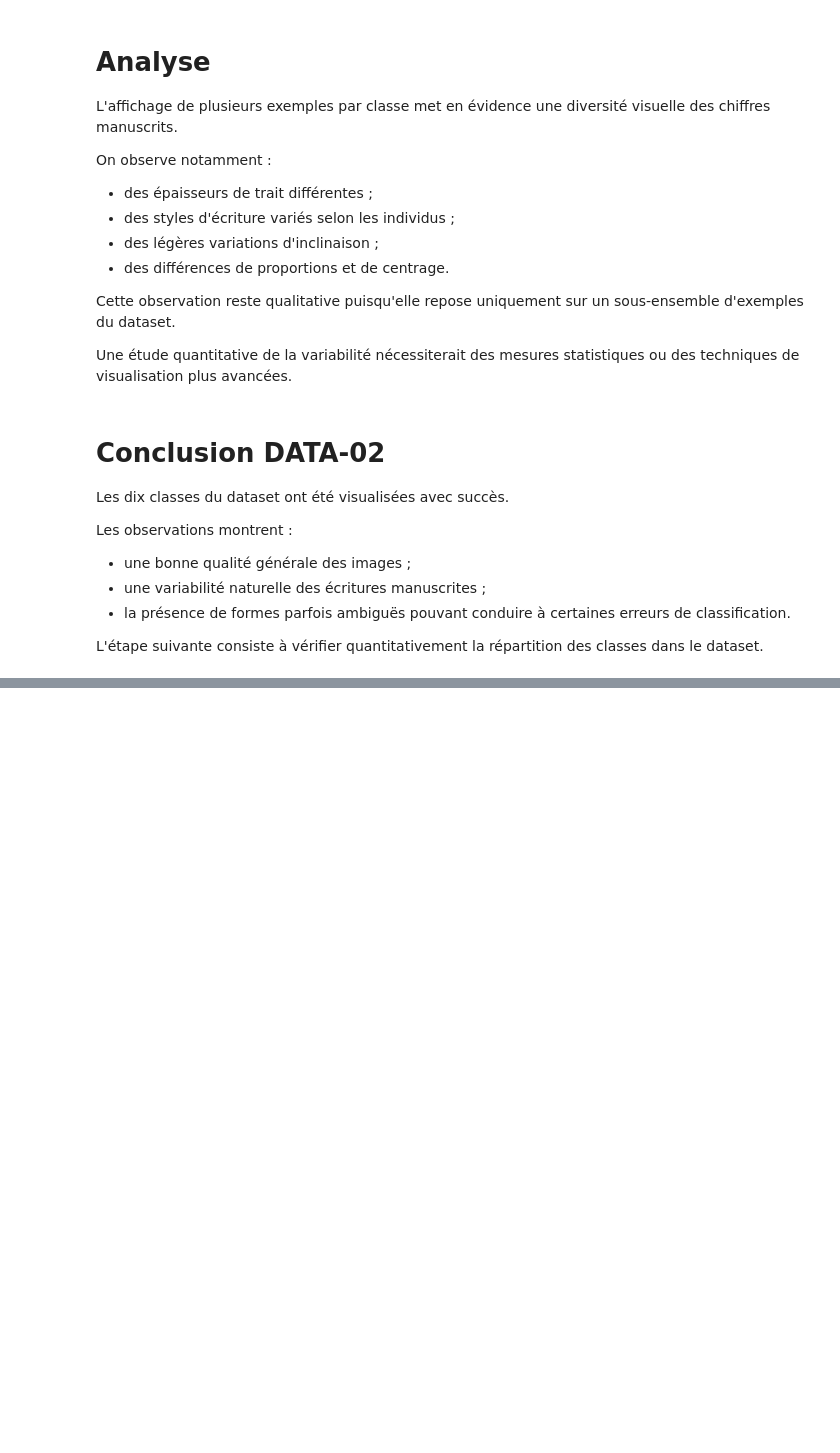
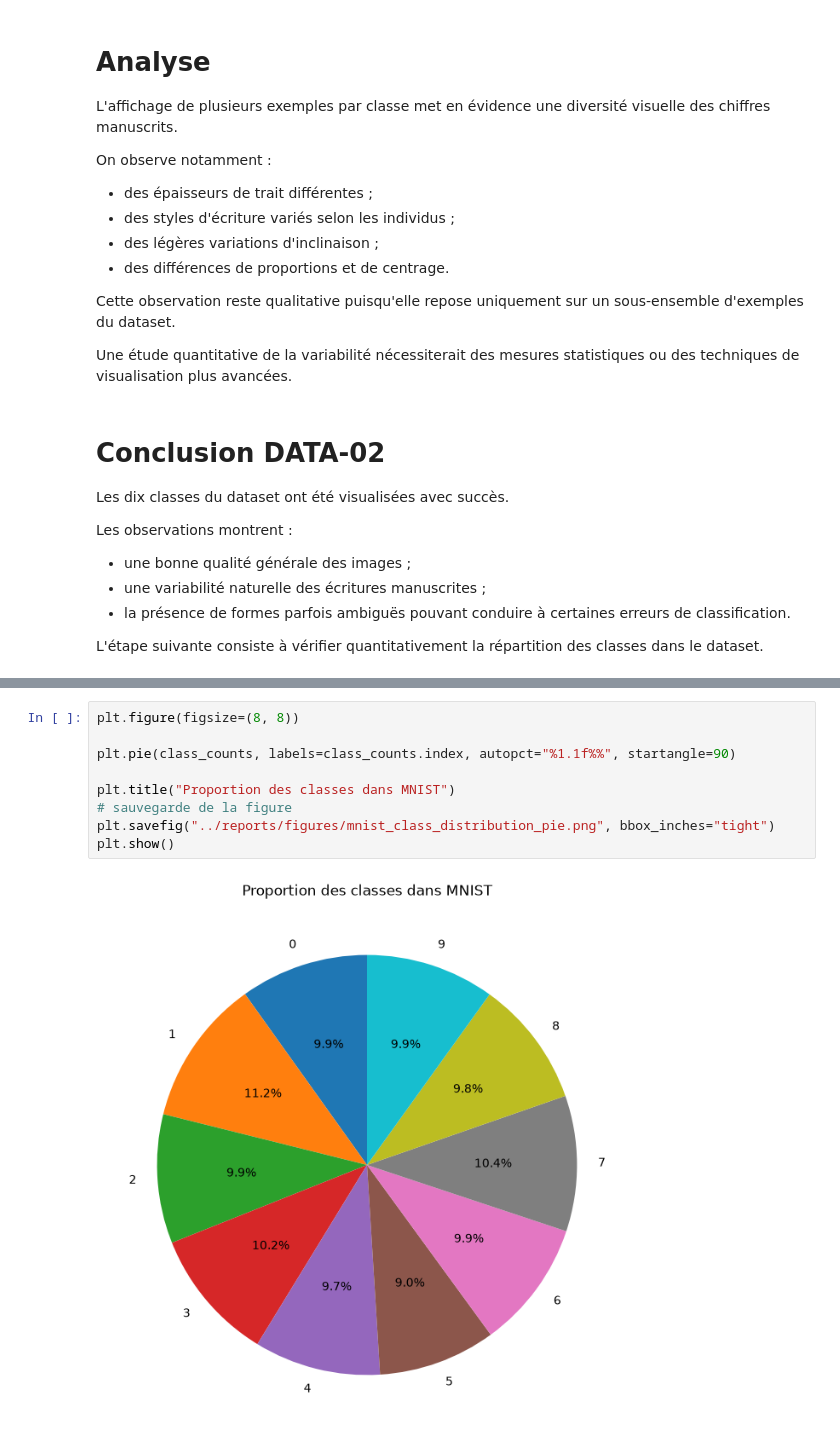
Before and after one commit to pierre-mazard/handwritten_digits, a Jupyter notebook: notebooks/01_exploration_mnist.ipynb, the cells around one changed output, grey strips where cells are left out. Cells and saved outputs as stored; diff of their text form; blank space fills up the shorter version.

```diff
--- a/notebooks/01_exploration_mnist.ipynb
+++ b/notebooks/01_exploration_mnist.ipynb
@@ -212,0 +250,11 @@ L'étape suivante consiste à vérifier quantitativement la répartition des cla
+# %%
+plt.figure(figsize=(8, 8))
+
+plt.pie(class_counts, labels=class_counts.index, autopct="%1.1f%%", startangle=90)
+
+plt.title("Proportion des classes dans MNIST")
+# sauvegarde de la figure
+plt.savefig("../reports/figures/mnist_class_distribution_pie.png", bbox_inches="tight")
+plt.show()
+# %% [output]
+[figure, added]
```
Also changed, not shown: parts of 22 cells of this notebook, 5 other files.
